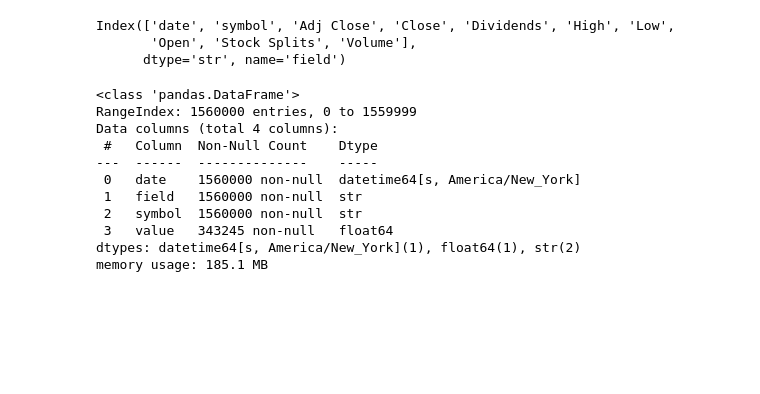
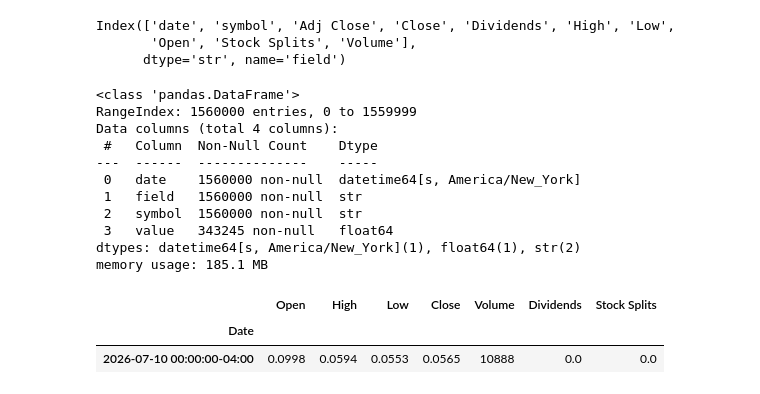
Before and after one commit to Analyst-Ninja/aurum, a Jupyter notebook: nbs/yfinance/stock_market_data.ipynb, the cells around one changed output. Saved outputs shown, nothing was run; the diff lists cells and outputs as text; code cells hidden in the pictures; blank space fills up the shorter version.

```diff
--- a/nbs/yfinance/stock_market_data.ipynb
+++ b/nbs/yfinance/stock_market_data.ipynb
@@ -186,3 +186,9 @@ Data columns (total 4 columns):
  3   value   343245 non-null   float64
 dtypes: datetime64[s, America/New_York](1), float64(1), str(2)
 memory usage: 185.1 MB
+# %%
+Ticker('CXAIW').history(period="1d", start="2026-07-11")
+# %% [output]
+|  | Open | High | Low | Close | Volume | Dividends | Stock Splits |
+| Date |  |  |  |  |  |  |  |
+| 2026-07-10 00:00:00-04:00 | 0.0998 | 0.0594 | 0.0553 | 0.0565 | 10888 | 0.0 | 0.0 |
```
Also changed, not shown: 6 other files.
